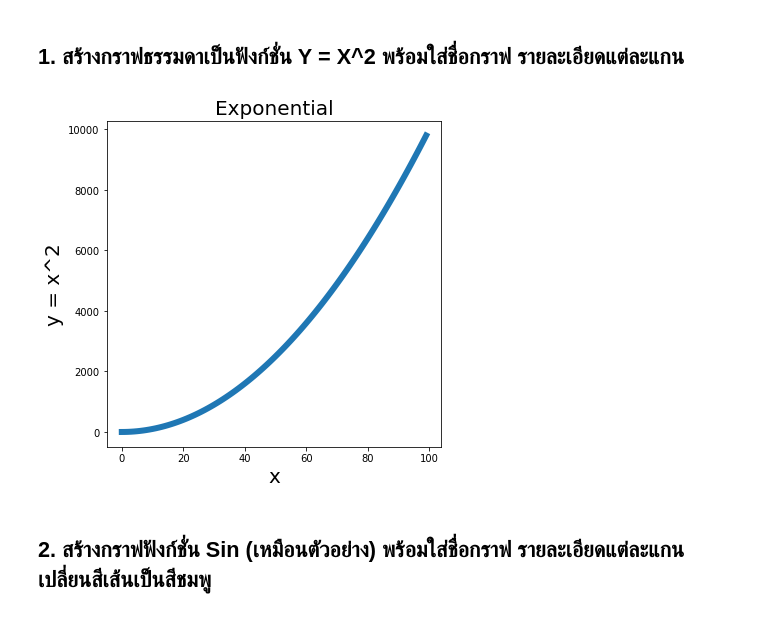
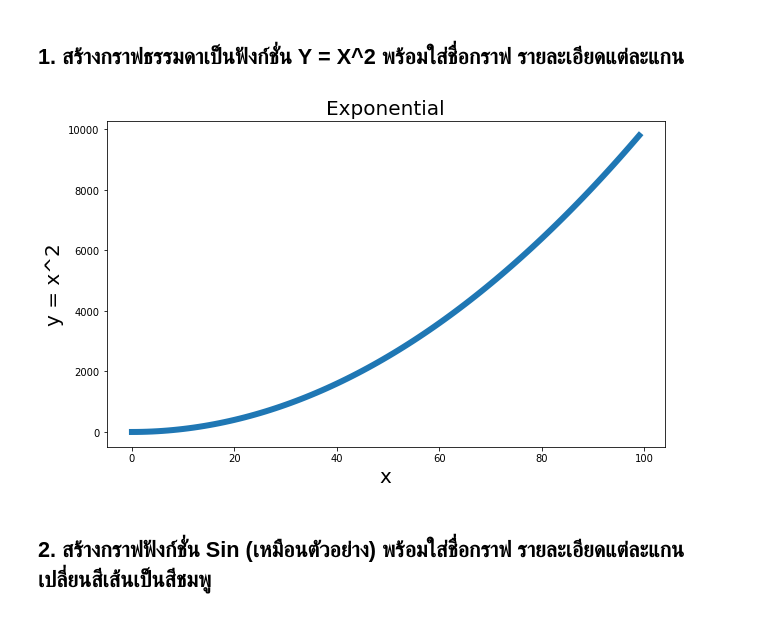
Before and after one commit to 0xKoios/DataCamp-2-for-Data-Scientist, a Jupyter notebook: 5. Matplotlib/Matplotlib.ipynb, the cells around one changed output. Drawn from its saved outputs; the diff is of its cells as text; code cells hidden in the pictures.

```diff
--- a/5. Matplotlib/Matplotlib.ipynb
+++ b/5. Matplotlib/Matplotlib.ipynb
@@ -8,13 +8,13 @@ import matplotlib.pyplot as plt
 x = np.arange(100)
 y = np.power(x, 2)
 # %%
-plt.figure(figsize=[6, 6])
+plt.figure(figsize=[10, 6])
 plt.title("Exponential", size=20)
 plt.xlabel("x", size=20)
 plt.ylabel("y = x^2", size=20)
 plt.plot(x, y, linewidth=6);
 # %% [output]
-[figure, old version]
+[figure, new version]
 # %% [markdown]
 ## 2. สร้างกราฟฟังก์ชั่น Sin (เหมือนตัวอย่าง) พร้อมใส่ชื่อกราฟ รายละเอียดแต่ละแกน เปลี่ยนสีเส้นเป็นสีชมพู
 # %%
```
Also changed, not shown: parts of 14 cells of this notebook.
